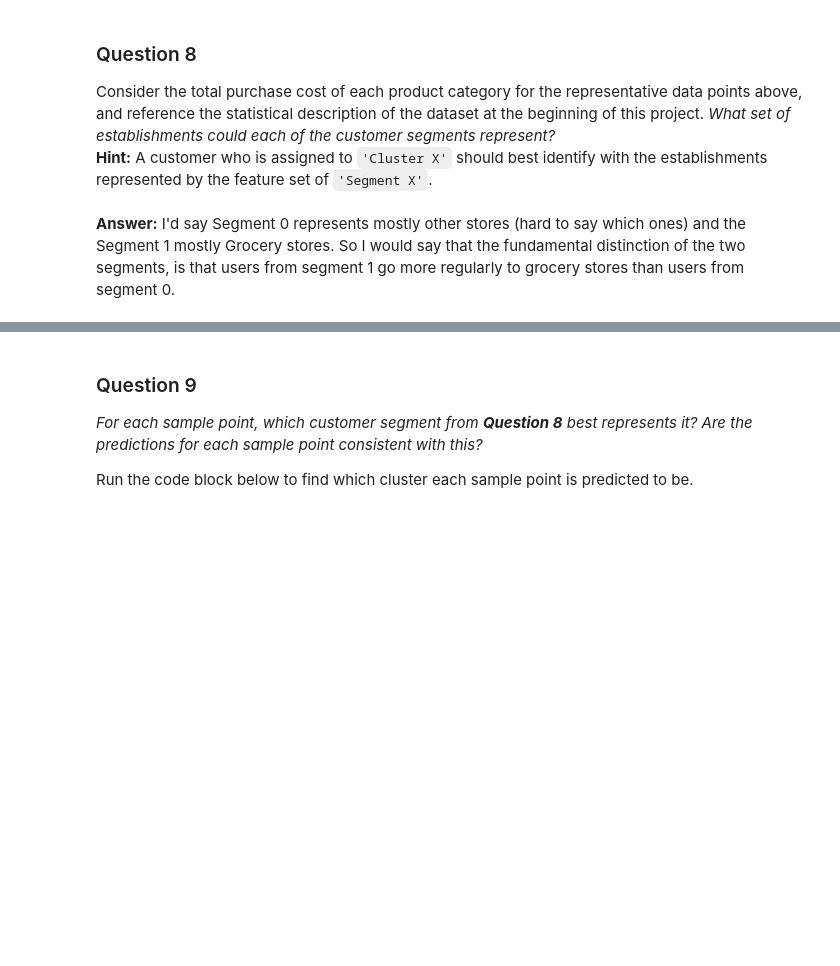
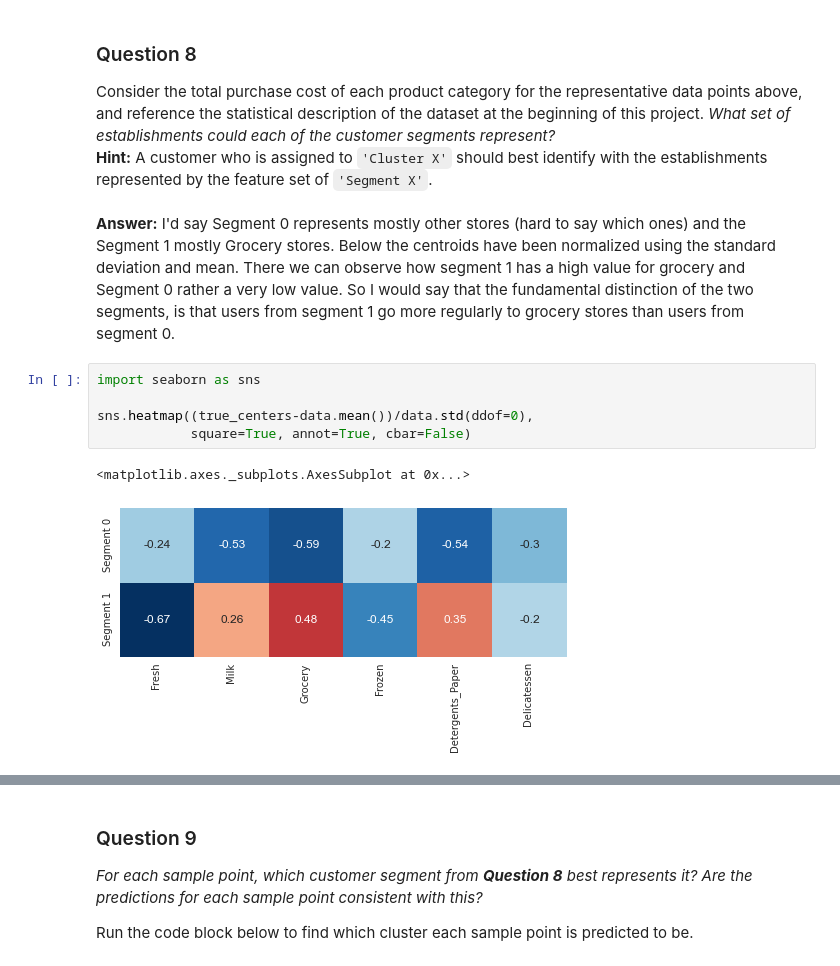
Before and after one commit to rafaviles/Machine-Learning-Nanodegree, a Jupyter notebook: machine-learning-master/projects/creating_customer_segments/customer_segments.ipynb, the cells around one changed output, grey strips where cells are left out. Cells and saved outputs as stored; diff of their text form; blank space fills up the shorter version.

Commit message:
Resubmit customer segments

```diff
--- a/machine-learning-master/projects/creating_customer_segments/customer_segments.ipynb
+++ b/machine-learning-master/projects/creating_customer_segments/customer_segments.ipynb
@@ -567,4 +538,12 @@ display(true_centers)
 Consider the total purchase cost of each product category for the representative data points above, and reference the statistical description of the dataset at the beginning of this project. *What set of establishments could each of the customer segments represent?*
 **Hint:** A customer who is assigned to `'Cluster X'` should best identify with the establishments represented by the feature set of `'Segment X'`.
 # %% [markdown]
-**Answer:** I'd say Segment 0 represents mostly other stores (hard to say which ones) and the Segment 1 mostly Grocery stores. So I would say that the fundamental distinction of the two segments, is that users from segment 1 go more regularly to grocery stores than users from segment 0.
+**Answer:** I'd say Segment 0 represents mostly other stores (hard to say which ones) and the Segment 1 mostly Grocery stores. Below the centroids have been normalized using the standard deviation and mean. There we can observe how segment 1 has a high value for grocery and Segment 0 rather a very low value. So I would say that the fundamental distinction of the two segments, is that users from segment 1 go more regularly to grocery stores than users from segment 0.
+# %%
+import seaborn as sns
+
+sns.heatmap((true_centers-data.mean())/data.std(ddof=0),
+            square=True, annot=True, cbar=False)
+# %% [output]
+<matplotlib.axes._subplots.AxesSubplot at 0x...>
+[figure, added]
```
Also changed, not shown: parts of 12 cells of this notebook, 2 other files.
